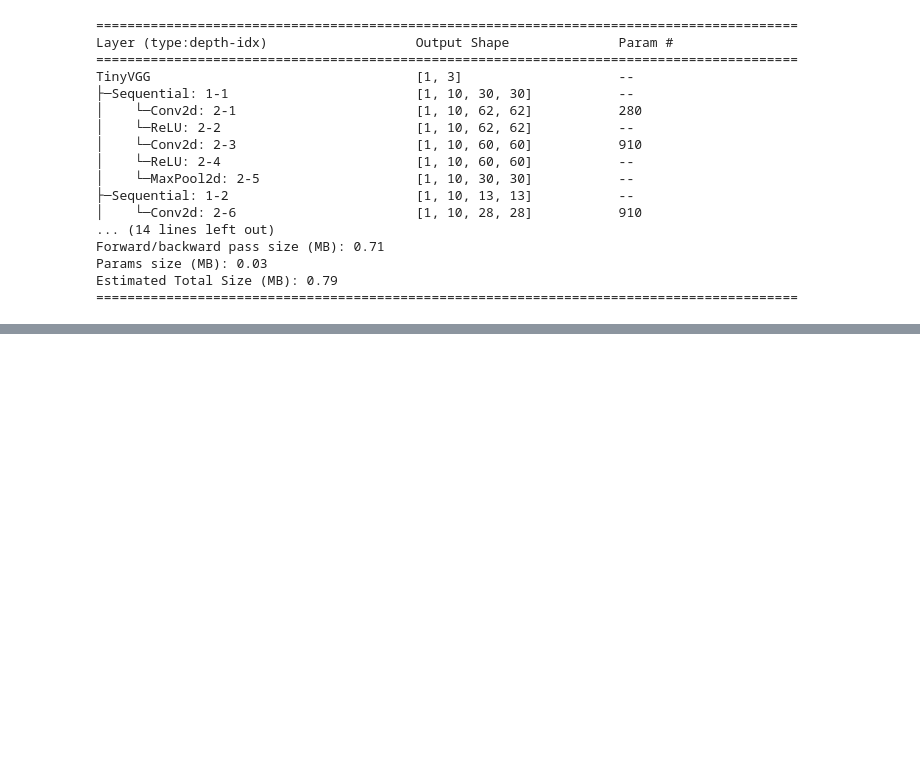
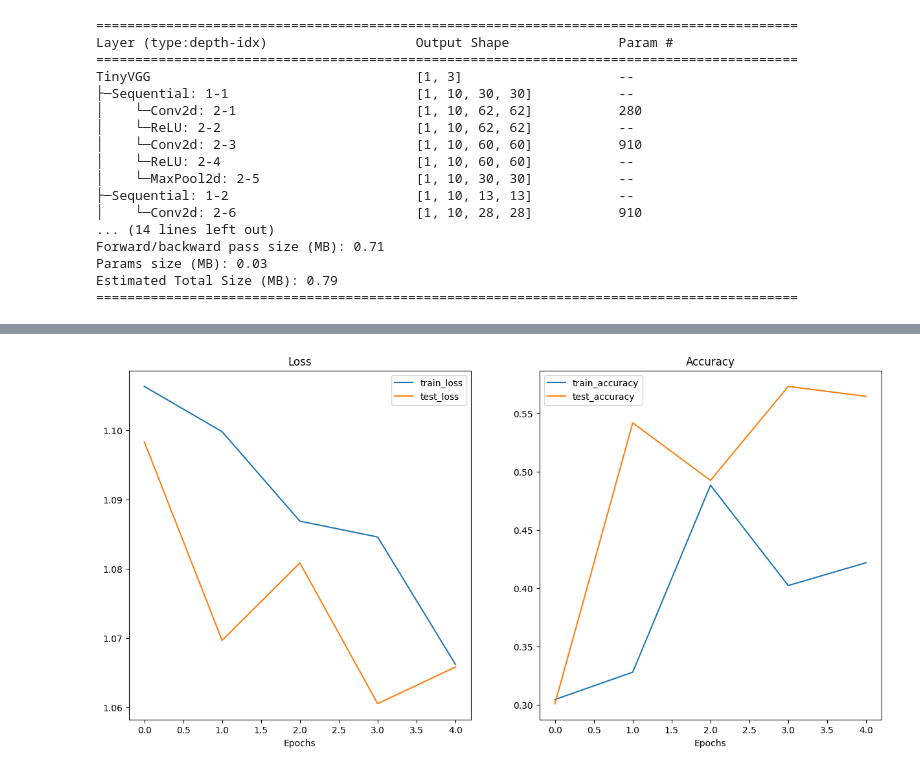
Before and after one commit to BhardwajArjit/Google-Colab, a Jupyter notebook: Custom_Datasets_Workflow.ipynb, the cells around one changed output, grey strips where cells are left out. Drawn from its saved outputs; the diff is of its cells as text; code cells hidden in the pictures; blank space fills up the shorter version.

```diff
--- a/Custom_Datasets_Workflow.ipynb
+++ b/Custom_Datasets_Workflow.ipynb
@@ -635,6 +633,6 @@ def train_step(model: torch.nn.Module,
 # %%
 def test_step(model: torch.nn.Module,
-              data_loader: torch.utils.data.DataLoader,
+              dataloader: torch.utils.data.DataLoader,
               loss_fn: torch.nn.Module,
               device: torch.device=device):
   model.eval()
@@ -642,7 +640,7 @@ def test_step(model: torch.nn.Module,
   test_loss, test_acc = 0, 0
 
   with torch.inference_mode():
-    for batch, (X, y) in enumerate(data_loader):
+    for batch, (X, y) in enumerate(dataloader):
       X, y = X.to(device), y.to(device)
 
       test_pred_logits = model(X)
@@ -653,8 +651,8 @@ def test_step(model: torch.nn.Module,
       test_pred_labels = test_pred_logits.argmax(dim=1)
       test_acc += ((test_pred_labels == y).sum().item() / len(test_pred_labels))
 
-  test_loss /= len(data_loader)
-  test_acc /= len(data_loader)
+  test_loss /= len(dataloader)
+  test_acc /= len(dataloader)
 
   return test_loss, test_acc
 # %%
@@ -674,16 +672,16 @@ def train(model: torch.nn.Module,
 
   for epoch in tqdm(range(epochs)):
     train_loss, train_acc = train_step(model=model,
-                                       data_loader=train_dataloader,
+                                       dataloader=train_dataloader,
                                        loss_fn=loss_fn,
                                        optimizer=optimizer,
                                        device=device)
     test_loss, test_acc = test_step(model=model,
-                                    data_loader=test_dataloader,
+                                    dataloader=test_dataloader,
                                     loss_fn=loss_fn,
                                     device=device)
 
-    print(f"Epoch: {epoch} | Train Loss: {train_loss:.5f} | Train Acc: {train_acc:.2f}% | Test Loss: {test_loss:.5f} | Test Acc: {test_acc:.2f}%")
+    print(f"Epoch: {epoch} | Train Loss: {train_loss:.5f} | Train Acc: {train_acc:.2f} | Test Loss: {test_loss:.5f} | Test Acc: {test_acc:.2f}")
 
     results["train_loss"].append(train_loss)
     results["train_acc"].append(train_acc)
@@ -693,0 +726,30 @@ def train(model: torch.nn.Module,
+# %%
+def plot_loss_curves(results: Dict[str, List[float]]):
+
+    loss = results['train_loss']
+    test_loss = results['test_loss']
+
+    accuracy = results['train_acc']
+    test_accuracy = results['test_acc']
+
+    epochs = range(len(results['train_loss']))
+
+    plt.figure(figsize=(15, 7))
+
+    plt.subplot(1, 2, 1)
+    plt.plot(epochs, loss, label='train_loss')
+    plt.plot(epochs, test_loss, label='test_loss')
+    plt.title('Loss')
+    plt.xlabel('Epochs')
+    plt.legend()
+
+    plt.subplot(1, 2, 2)
+    plt.plot(epochs, accuracy, label='train_accuracy')
+    plt.plot(epochs, test_accuracy, label='test_accuracy')
+    plt.title('Accuracy')
+    plt.xlabel('Epochs')
+    plt.legend();
+# %%
+plot_loss_curves(model_0_results)
+# %% [output]
+[figure, added]
```
Also changed, not shown: parts of 8 cells of this notebook.
